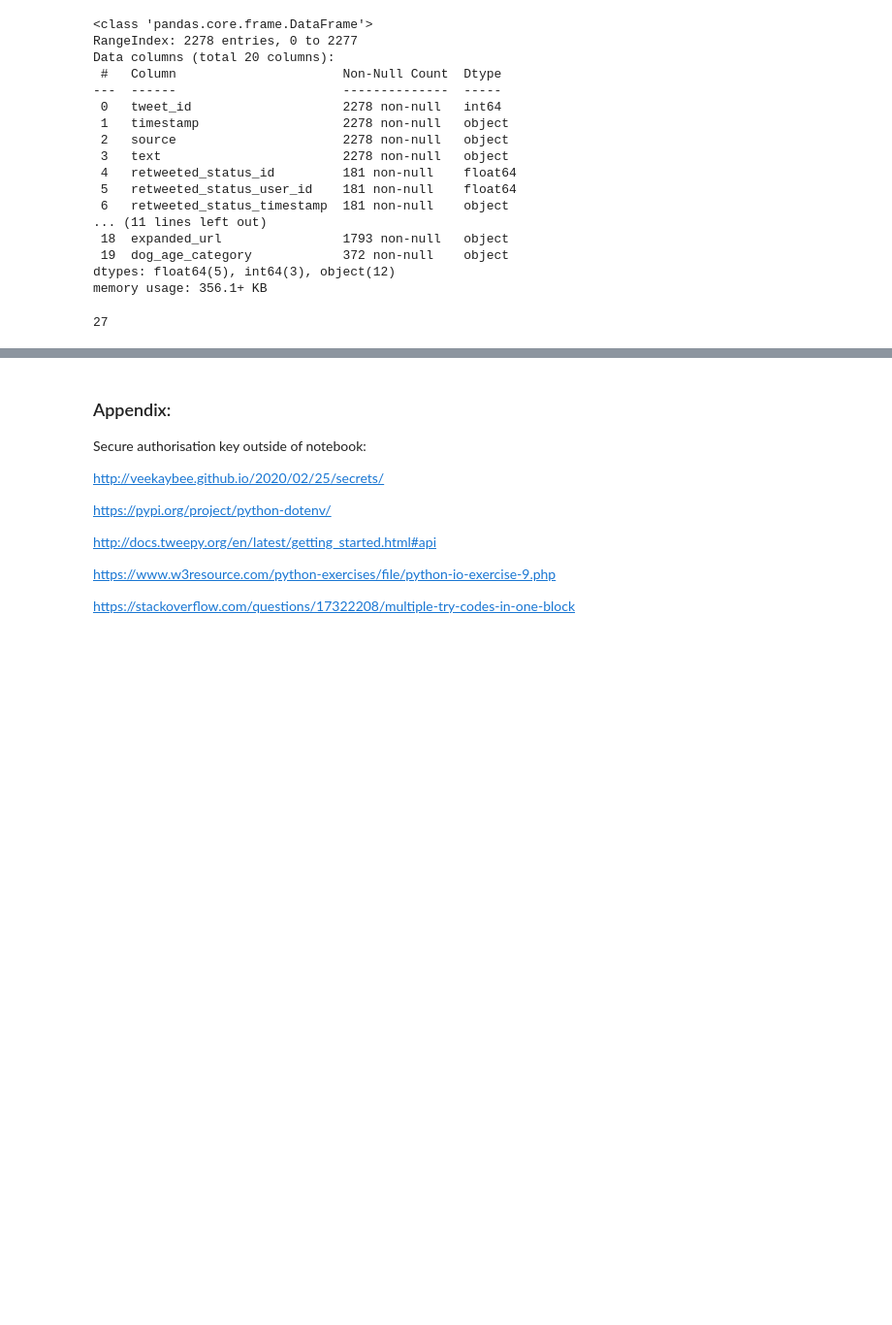
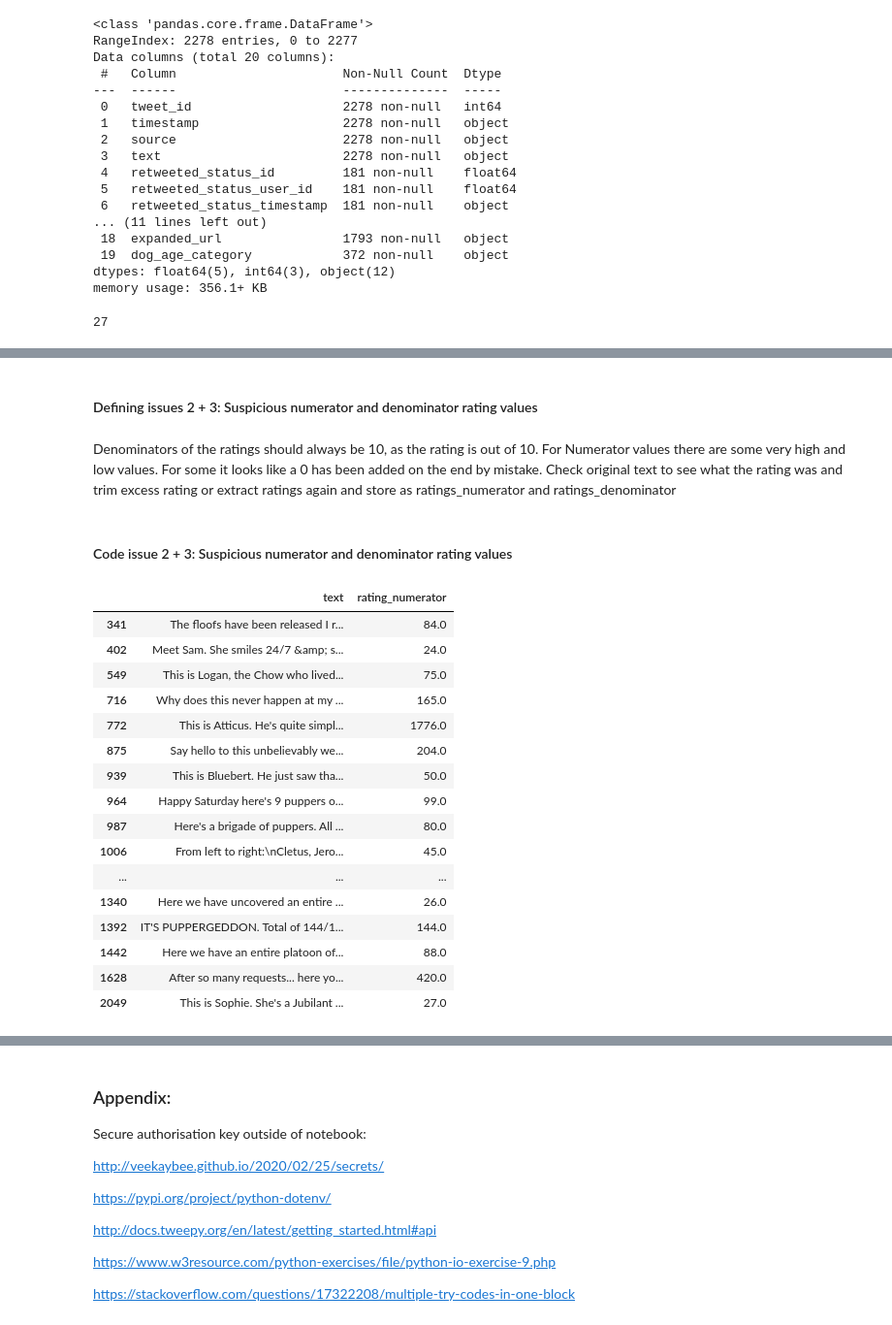
Before and after one commit to ChrisShuttle/Udacity_DAND_Project4_DataWrangling, a Jupyter notebook: project4_twitter_data_wrangling_and_analysis.ipynb, the cells around one changed output, grey strips where cells are left out. Shown at 97% size. Drawn from its saved outputs; the diff is of its cells as text; code cells hidden in the pictures; blank space fills up the shorter version.

Commit message:
feat: define,code and test issues 2+3

```diff
--- a/project4_twitter_data_wrangling_and_analysis.ipynb
+++ b/project4_twitter_data_wrangling_and_analysis.ipynb
@@ -80,6 +98,7 @@ from dotenv import load_dotenv
 #%dotenv
 
 pd.options.display.max_rows = 999
+pd.options.display.max_colwidth=500
 # %% [markdown]
 <a id='load_csv'></a>
 #### Load twitter_archive_enhanced.csv and learn about the data
@@ -991,0 +1034,21 @@ df_ta.text.str.contains('#').sum()
+# %%
+df_ta.timestamp = pd.to_datetime(df_ta.timestamp)
+df_ta.retweeted_status_id = df_ta.retweeted_status_id.astype('Int64')
+df_ta.retweeted_status_user_id = df_ta.retweeted_status_user_id.astype('Int64')
+df_ta.retweeted_status_timestamp = pd.to_datetime(df_ta.retweeted_status_timestamp)
+df_ta.img_num = df_ta.img_num.astype('Int64')
+df_ta.favorite_count = df_ta.favorite_count.astype('Int64')
+df_ta.retweet_count = df_ta.retweet_count.astype('Int64')
+df_ta.dog_age_category = df_ta.dog_age_category.astype('category')
+df_ta.rating_numerator = df_ta.rating_numerator.astype('float')
+df_ta.rating_denominator = df_ta.rating_denominator.astype('float')
+# %%
+#strip source tag from a href.
+#<a href="http://twitter.com/download/iphone" rel="nofollow">Twitter for iPhone</a> is going to be `Twitter for iPhone``
+#<a href="http://vine.co" rel="nofollow">Vine - Make a Scene</a>  is going to be `Vine - Make a Scene`
+#<a href="http://twitter.com" rel="nofollow">Twitter Web Client</a>  is going to be `Twitter Web Client`
+#<a href="https://about.twitter.com/products/tweetdeck" rel="nofollow">TweetDeck</a> is going to be `TweetDeck`
+
+df_ta.source = df_ta.source.str.extract(r'((?:<a href=".*">)(.*)<.)', expand=True)[1]
+df_ta.source.value_counts()
+df_ta.source = df_ta.source.astype('category')
@@ -991,0 +1078,29 @@ df_ta.text.str.contains('#').sum()
+# %% [markdown]
+<a id='defq2'></a>
+#### Defining issues 2 + 3: Suspicious numerator and denominator rating values
+# %% [markdown]
+Denominators of the ratings should always be 10, as the rating is out of 10. For Numerator values there are some very high and low values. For some it looks like a 0 has been added on the end by mistake. Check original text to see what the rating was and trim excess rating or extract ratings again and store as ratings_numerator and ratings_denominator
+# %% [markdown]
+<a id='codeq2'></a>
+#### Code issue 2 + 3: Suspicious numerator and denominator rating values
+# %%
+df_ta.rating_numerator.value_counts().index.sort_values()
+df_ta[['text', 'rating_numerator']].query('rating_numerator > 15')
+# %% [output]
+|  | text | rating_numerator |
+| 341 | The floofs have been released I r... | 84.0 |
+| 402 | Meet Sam. She smiles 24/7 &amp; s... | 24.0 |
+| 549 | This is Logan, the Chow who lived... | 75.0 |
+| 716 | Why does this never happen at my ... | 165.0 |
+| 772 | This is Atticus. He's quite simpl... | 1776.0 |
+| 875 | Say hello to this unbelievably we... | 204.0 |
+| 939 | This is Bluebert. He just saw tha... | 50.0 |
+| 964 | Happy Saturday here's 9 puppers o... | 99.0 |
+| 987 | Here's a brigade of puppers. All ... | 80.0 |
+| 1006 | From left to right:\nCletus, Jero... | 45.0 |
+| ... | ... | ... |
+| 1340 | Here we have uncovered an entire ... | 26.0 |
+| 1392 | IT'S PUPPERGEDDON. Total of 144/1... | 144.0 |
+| 1442 | Here we have an entire platoon of... | 88.0 |
+| 1628 | After so many requests... here yo... | 420.0 |
+| 2049 | This is Sophie. She's a Jubilant ... | 27.0 |
```
Also changed, not shown: parts of 20 cells of this notebook.
